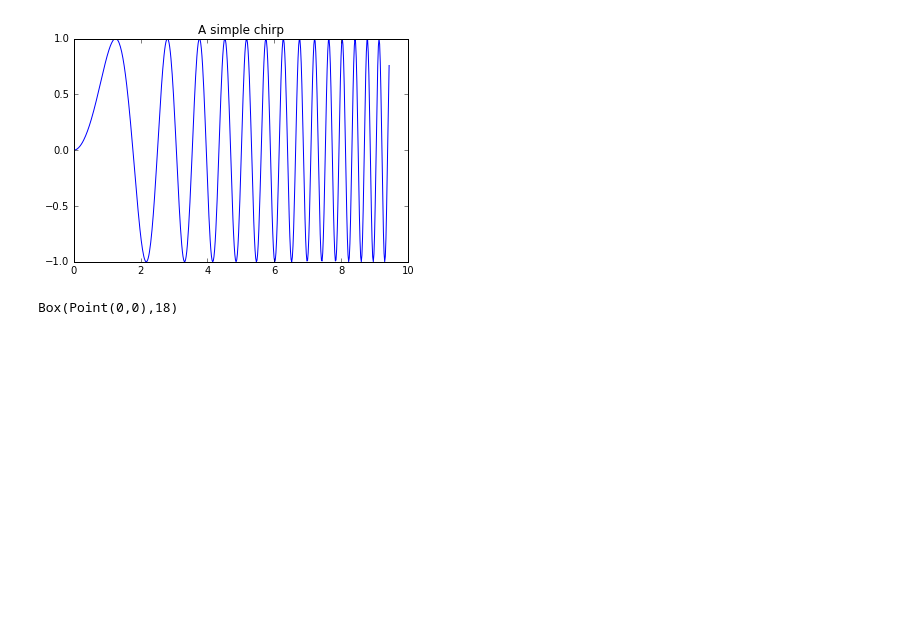
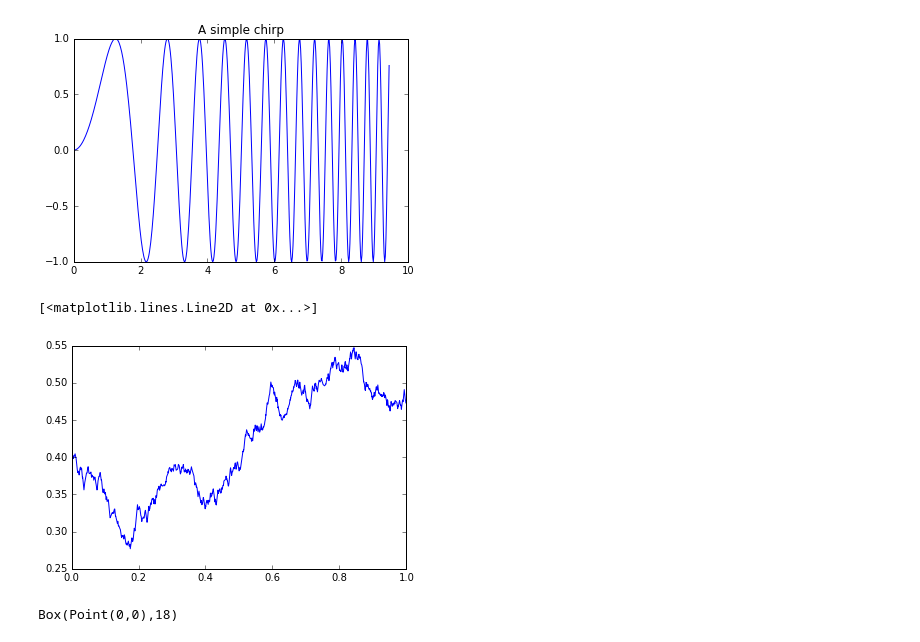
Before and after one commit to RadixSeven/LipschitzOpt, a Jupyter notebook: 1DOpt.ipynb, the cells around one changed output. Cells and saved outputs as stored; diff of their text form; code cells hidden in the pictures; blank space fills up the shorter version.

Commit message:
Code to create Lipschitz control points

```diff
--- a/1DOpt.ipynb
+++ b/1DOpt.ipynb
@@ -44,3 +52,34 @@ def flatten(l):
+# %%
+def lipschitzControlPoints(numPoints, K):
+    """The control points for a piecewise linear function on 0..1 whose Lipschitz constant is at most K
+
+       return a sequence of Point objects that when connected by lines form a Lipschitz continuous function whose
+       constant is at most K and whose first point is chosen uniformly in the interval [0,1]
+
+       numPoints the number of points to generate: must be 2 or more
+
+       K   the constant such that abs(x0-x1) <= k(f(x0)-f(x1))
+    """
+    def nextPt(x, y, newx):
+        """Choose a random y value for the next point meeting the Lipschitz condition """
+        dx = abs(newx-x)
+        maxy = y + dx*K
+        miny = y - dx*K
+        return rng.uniform(miny, maxy)
+
+    xval=[0,1];xval.extend([rng.uniform(0,1) for i in range(1,numPoints-2)])
+    xval.sort()
+    yval = [0] * len(xval)
+    yval[0] = rng.uniform(0,1)
+    for i in range(1,len(xval)):
+        yval[i] = nextPt(xval[i-1], yval[i-1], xval[i])
+    return [Point(i[0], i[1]) for i in zip(xval, yval)]
+# %%
+cp=lipschitzControlPoints(1000,5)
+plt.plot([p.x for p in cp],[p.y for p in cp])
+# %% [output]
+[<matplotlib.lines.Line2D at 0x...>]
+[figure, added]
 # %%
 b=Box(Point(0,0),18)
 # %%
```
Also changed, not shown: parts of 2 cells of this notebook.
